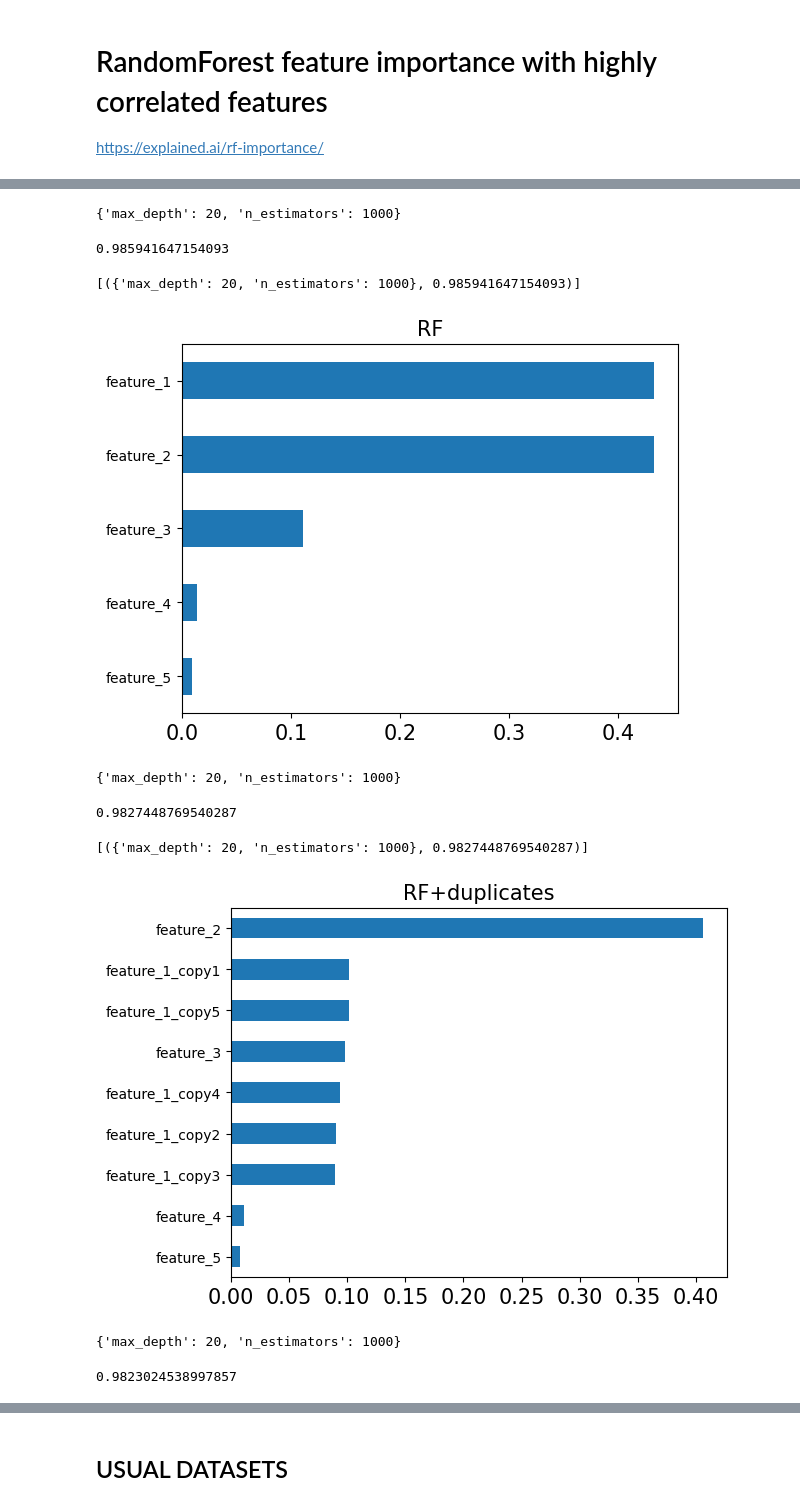
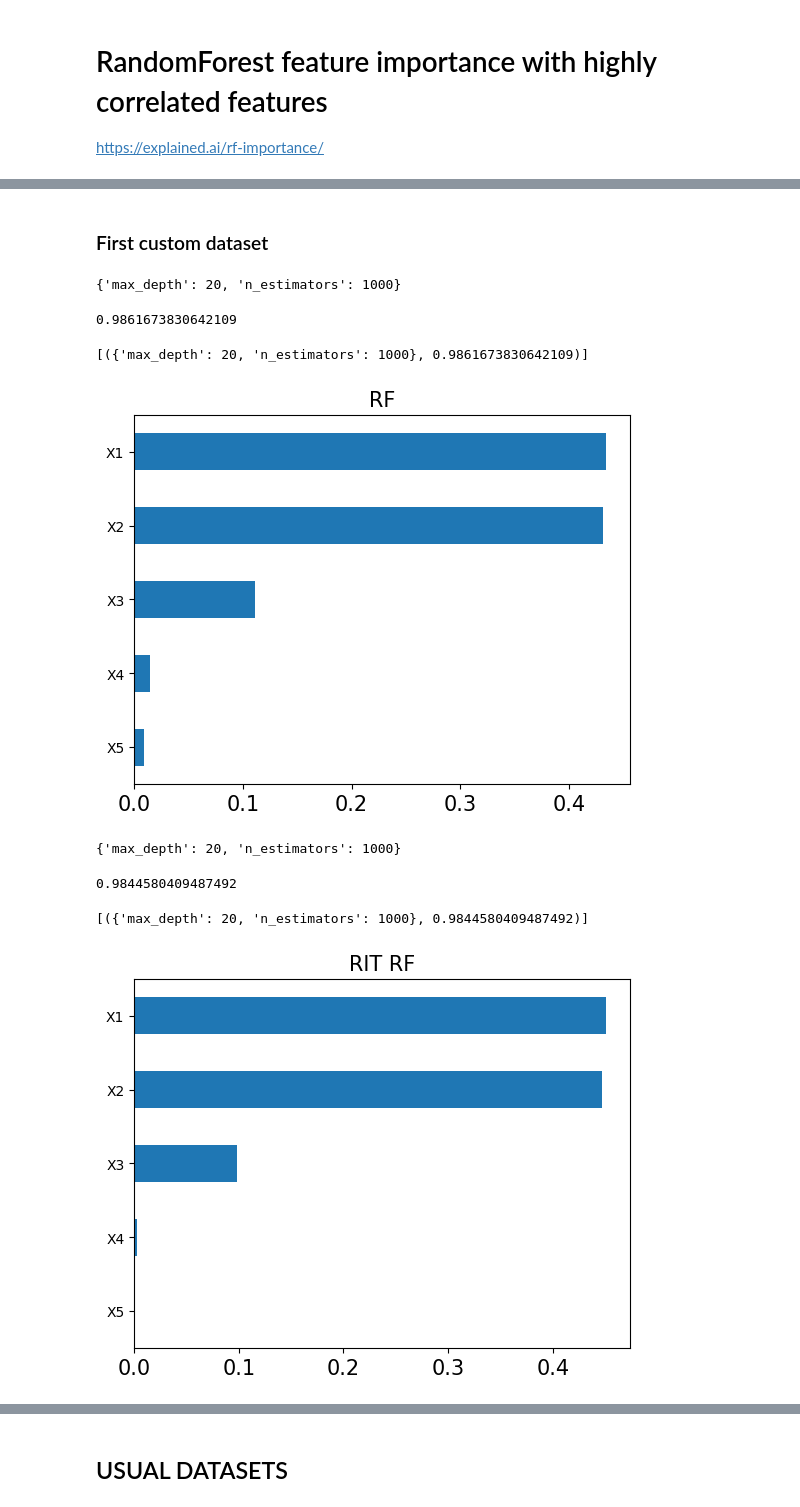
Before and after one commit to lange-am/all_feature_importance, a Jupyter notebook: examples/RandomForest_RIT.ipynb, the cells around one changed output, grey strips where cells are left out. Saved outputs shown, nothing was run; the diff lists cells and outputs as text; code cells hidden in the pictures.

```diff
--- a/examples/RandomForest_RIT.ipynb
+++ b/examples/RandomForest_RIT.ipynb
@@ -28,10 +112,12 @@ https://explained.ai/rf-importance/
+# %% [markdown]
+### First custom dataset
 # %%
 n_samples = 10_000
 n_features = 5
 X_rand = np.random.rand(n_samples, n_features)
 y = 10 * X_rand[:,0] -  10 * X_rand[:,1] + 5 * X_rand[:,2] - X_rand[:,3]
 X_array = X_rand +  np.random.rand(n_samples, n_features) / 10
-X = pd.DataFrame(columns=['feature_' + str(i+1) for i in range(n_features)], data=X_array)
+X = pd.DataFrame(columns=['X' + str(i+1) for i in range(n_features)], data=X_array)
 
 # RF
 # you can play with tuning, up to your CPU performance:
@@ -58,73 +144,40 @@ plt.gca().set_xticklabels(xtl, fontsize=15)
 plt.gca().set_title('RF', fontsize=15)
 plt.show()
 
-#RF + duplicates
-X['feature_1_copy1'] = X['feature_1']
-X['feature_1_copy2'] = X['feature_1']
-X['feature_1_copy3'] = X['feature_1']
-X['feature_1_copy4'] = X['feature_1']
-X['feature_1_copy5'] = X['feature_1']
-X = X.drop(['feature_1'], axis=1)
 
-# you can play with tuning, up to your CPU performance:
-params = {'max_depth': [20], 'n_estimators': [1000]}
-n_params = math.prod([len(v) for v in params.values()])
-clf = GridSearchCV(RandomForestRegressor(max_features='sqrt',
-                                          random_state=0,
-                                          max_leaf_nodes=2**max(params['max_depth']),
-                                          bootstrap=True,
-                                          oob_score=True,
-                                          n_jobs=max(n_cpu//n_params, 1)),
-                   params,
-                   scoring = lambda est, X, y: est.oob_score_,
-                   cv=[(np.arange(X.shape[0]), np.arange(0))],
-                   n_jobs=min(n_params, n_cpu))
-clf.fit(X, y)
-rf = clf.best_estimator_
-display(clf.best_params_, clf.best_score_, #rf.oob_score_,
-        list(zip(clf.cv_results_['params'], clf.cv_results_['mean_test_score'])))
-plt.figure()
-pd.Series(rf.feature_importances_, index=X.columns).sort_values(ascending=True).plot(kind='barh')
-xtl = plt.gca().get_xticklabels()
-plt.gca().set_xticklabels(xtl, fontsize=15)
-plt.gca().set_title('RF+duplicates', fontsize=15)
-plt.show()
-
-#RIT RF + duplicates
+#RIT RF
 # you can play with tuning, up to your CPU performance:
 params = {'max_depth': [20], 'n_estimators': [1000]}
 n_params = math.prod([len(v) for v in params.values()])
 clf = GridSearchCV(MyRandomForestRegressor(max_features='sqrt',
                                             random_state=0,
                                             max_leaf_nodes=2**max(params['max_depth']),
                                             bootstrap=True,
                                             oob_score=True,
                                             n_jobs=max(n_cpu//n_params, 1),
                                             subforest_importance=True,
                                             normalize_importance=False,
                                             rit_alpha=0.1),
                    params,
                    scoring = lambda est, X, y: est.oob_score_,
                    cv=[(np.arange(X.shape[0]), np.arange(0))],
                    n_jobs=min(n_params, n_cpu))
 clf.fit(X, y)
 rf = clf.best_estimator_
 display(clf.best_params_, clf.best_score_, #rf.oob_score_,
         list(zip(clf.cv_results_['params'], clf.cv_results_['mean_test_score'])))
 plt.figure()
 pd.Series(rf.feature_importances_, index=X.columns).sort_values(ascending=True).plot(kind='barh')
 xtl = plt.gca().get_xticklabels()
 plt.gca().set_xticklabels(xtl, fontsize=15)
-plt.gca().set_title('RIT RF + duplicates', fontsize=15)
+plt.gca().set_title('RIT RF', fontsize=15)
 plt.show()
 # %% [output]
 {'max_depth': 20, 'n_estimators': 1000}
-0.985941647154093
+0.9861673830642109
-[({'max_depth': 20, 'n_estimators': 1000}, 0.985941647154093)]
+[({'max_depth': 20, 'n_estimators': 1000}, 0.9861673830642109)]
-[figure, old version]
+[figure, new version]
 {'max_depth': 20, 'n_estimators': 1000}
-0.9827448769540287
+0.9844580409487492
-[({'max_depth': 20, 'n_estimators': 1000}, 0.9827448769540287)]
+[({'max_depth': 20, 'n_estimators': 1000}, 0.9844580409487492)]
-[figure, old version]
+[figure, new version]
-{'max_depth': 20, 'n_estimators': 1000}
-0.9823024538997857
```
Also changed, not shown: parts of 7 cells of this notebook.
